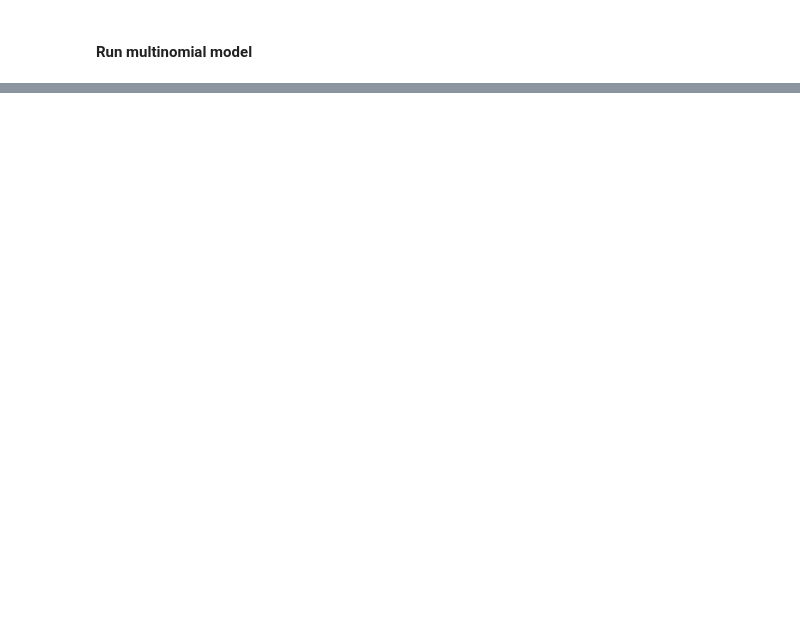
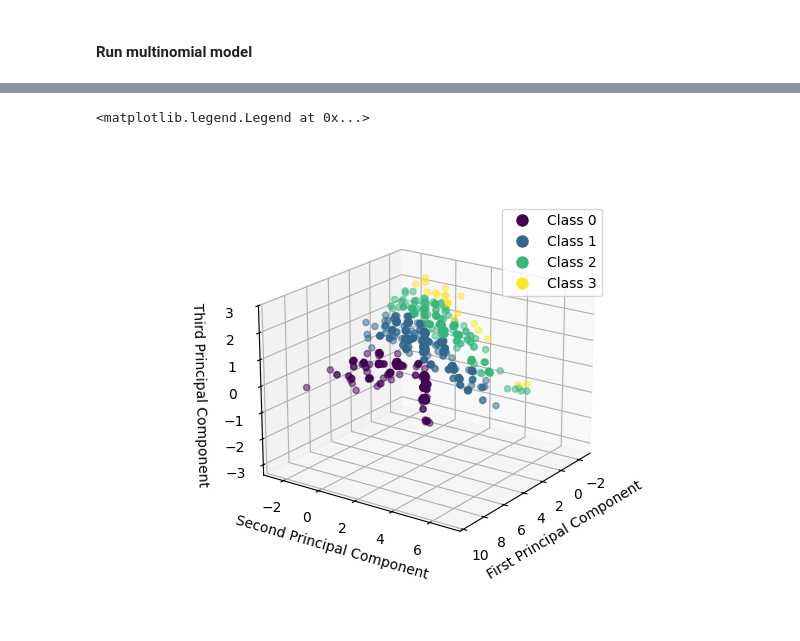
Before and after one commit to Qu-DOS/QuantumPrimer.jl, a Jupyter notebook: notebooks/skewness_multinomial_logistic_regression.ipynb, the cells around one changed output, grey strips where cells are left out. Saved outputs shown, nothing was run; the diff lists cells and outputs as text; code cells hidden in the pictures; blank space fills up the shorter version.

```diff
--- a/notebooks/skewness_multinomial_logistic_regression.ipynb
+++ b/notebooks/skewness_multinomial_logistic_regression.ipynb
@@ -300,0 +239,25 @@ pyplot.show()
+# %%
+# Plot 3D
+
+%matplotlib widget
+
+import matplotlib.patches as mpatches
+from mpl_toolkits.mplot3d import Axes3D
+from matplotlib.lines import Line2D
+
+fig = pyplot.figure()
+
+ax = fig.add_subplot(111, projection='3d', elev=20, azim=35)
+scatter = ax.scatter(X_dr[:, 0], X_dr[:, 1], X_dr[:, 2], c=y, alpha=0.5)
+ax.set_xlabel('First Principal Component')
+ax.set_ylabel('Second Principal Component')
+ax.set_zlabel('Third Principal Component')
+
+# Create custom legend
+legend_elements = [Line2D([0], [0], marker='o', color='w', label=f'Class {i}',
+                          markerfacecolor=scatter.cmap(scatter.norm(i)), markersize=10)
+                   for i in set(y)]
+ax.legend(handles=legend_elements)
+# %% [output]
+<matplotlib.legend.Legend at 0x...>
+[figure, added]
```
Also changed, not shown: parts of 9 cells of this notebook.
